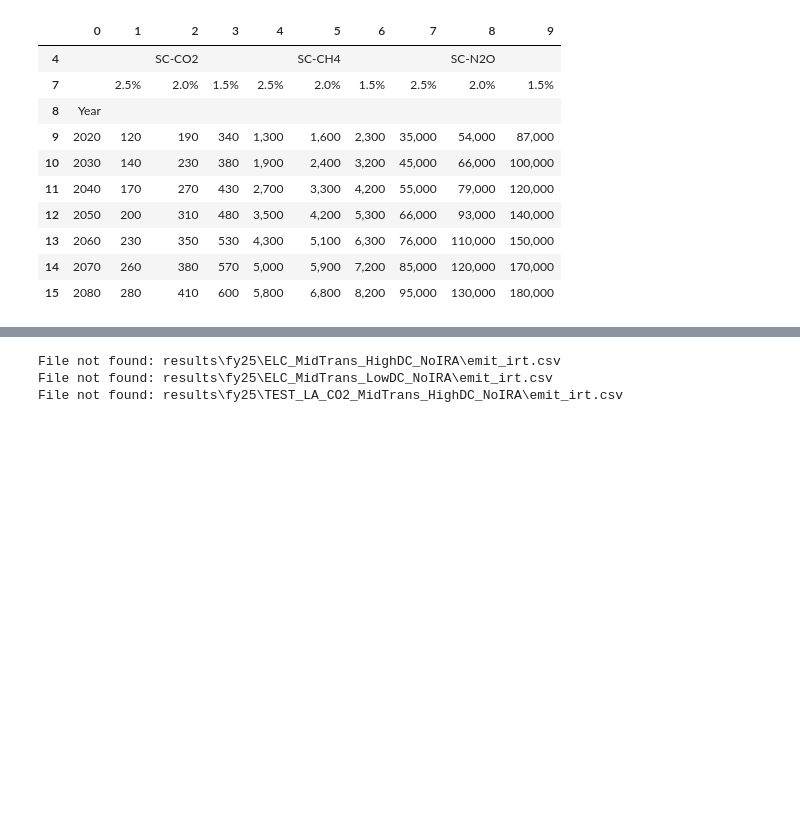
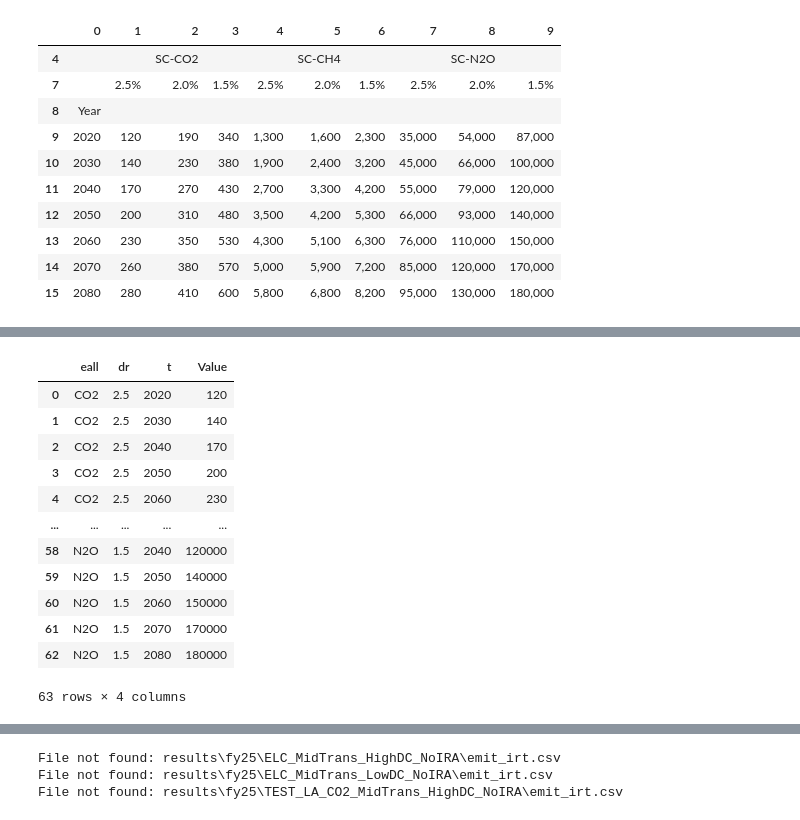
Before and after one commit to ucsusa/reeds-visualizer, a Jupyter notebook: scc_notebook.ipynb, the cells around one changed output, grey strips where cells are left out. Drawn from its saved outputs; the diff is of its cells as text; code cells hidden in the pictures; blank space fills up the shorter version.

```diff
--- a/scc_notebook.ipynb
+++ b/scc_notebook.ipynb
@@ -49,3 +58,19 @@ df.reset_index().drop(labels=[0,1,2]).set_index(0)
+# %%
+df
+# %% [output]
+|  | eall | dr | t | Value |
+| 0 | CO2 | 2.5 | 2020 | 120 |
+| 1 | CO2 | 2.5 | 2030 | 140 |
+| 2 | CO2 | 2.5 | 2040 | 170 |
+| 3 | CO2 | 2.5 | 2050 | 200 |
+| 4 | CO2 | 2.5 | 2060 | 230 |
+| ... | ... | ... | ... | ... |
+| 58 | N2O | 1.5 | 2040 | 120000 |
+| 59 | N2O | 1.5 | 2050 | 140000 |
+| 60 | N2O | 1.5 | 2060 | 150000 |
+| 61 | N2O | 1.5 | 2070 | 170000 |
+| 62 | N2O | 1.5 | 2080 | 180000 |
+63 rows × 4 columns
 # %%
 scenarios = os.listdir('results/fy25')
 # %%
```
Also changed, not shown: parts of 22 cells of this notebook, 50 other files.
